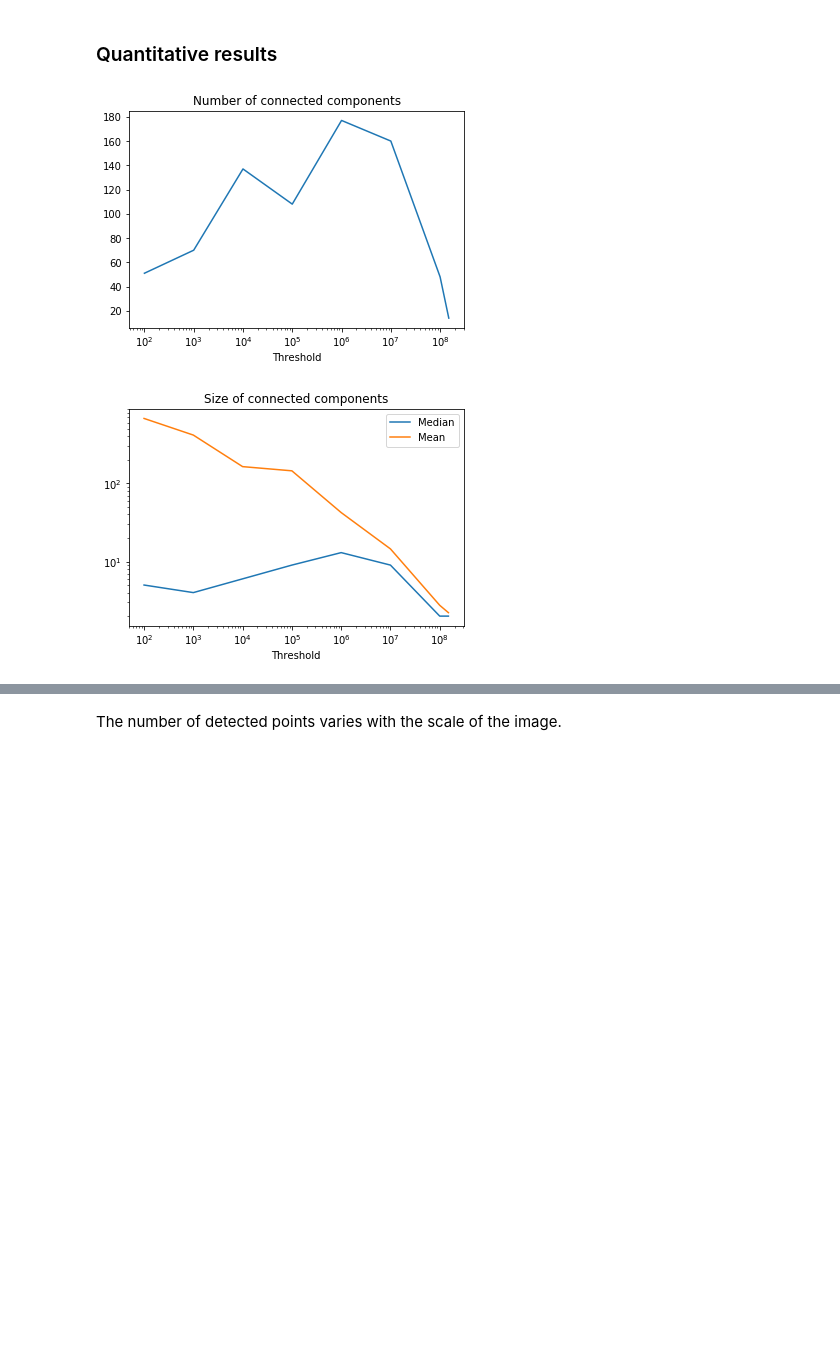
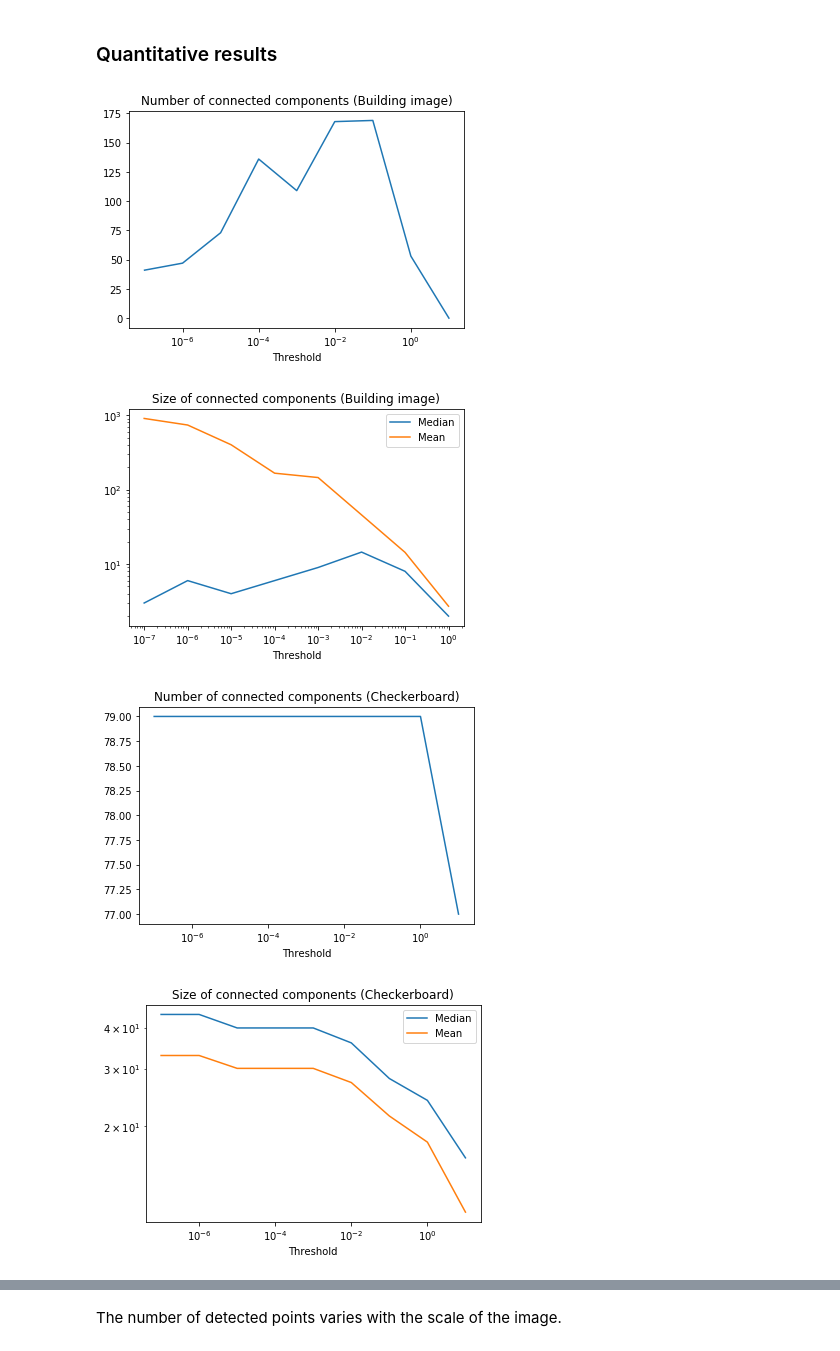
Before and after one commit to Xyouz/3dvision, a Jupyter notebook: Harris/dufraisse.ipynb, the cells around one changed output, grey strips where cells are left out. Drawn from its saved outputs; the diff is of its cells as text; code cells hidden in the pictures; blank space fills up the shorter version.

```diff
--- a/Harris/dufraisse.ipynb
+++ b/Harris/dufraisse.ipynb
@@ -22,8 +23,7 @@ def point_map(points, color=(1,0,0), alpha=1.0):
 # %%
 img = plt.imread("val.png")
 img = rgb2lab(img)[:,:,0]
-
-imgr = resize(rotate(img, 90,resize=False),img.shape)
+img = img/img.max()
 
 squares = np.zeros((256,256))
 for (i,j) in np.ndindex(4,4):
@@ -37,5 +37,6 @@ squares_h = corner_harris(imgr)
 # %%
-def threshold(img, threshold, fixed = False):
+def threshold(img, threshold, fixed = True):
+    # Threshold img, if fixed = False the threshold level will be a fraction of img.max()
     if not fixed:
         threshold = threshold * img.max()
     return img >= threshold
@@ -146,6 +160,6 @@ plt.show()
 # %%
 # Change of view point
-t = 0.01
+t = 0.1
 
 theta = np.pi/12
 trsfm = ProjectiveTransform(np.array([[ 0.8+np.cos(theta), -np.sin(theta), 25],
@@ -177,32 +193,60 @@ Median point size : 13.0 Average point size 26.69090909090909
 ### Quantitative results ###
 # %%
 # Impact of the threshold
-ts = [1e2,1e3,1e4,1e5,1e6,1e7,1e8,1.5e8]
+ts = [10,1,1e-1,1e-2,1e-3,1e-4,1e-5,1e-6,1e-7]
 results_sum = []
 results_avg = []
 results_med = []
 
 corners = corner_harris(img)
 
 for t in ts:
     pts = threshold(corners, t, fixed=True)
     avg, num = avrge_pt_size(pts)
     med, _ = median_pt_size(pts)
     results_sum.append(num)
     results_med.append(med)
     results_avg.append(avg)
 
-plt.title('Number of connected components')
+plt.title('Number of connected components (Building image)')
 plt.xlabel('Threshold')
 plt.semilogx(ts, results_sum)
 plt.show()
 
-plt.title('Size of connected components')
+plt.title('Size of connected components (Building image)')
 plt.xlabel('Threshold')
 plt.loglog(ts, results_med, label='Median')
 plt.loglog(ts, results_avg, label='Mean')
 plt.legend()
 plt.show()
+
+results_sum = []
+results_avg = []
+results_med = []
+
+corners = corner_harris(squares)
+
+for t in ts:
+    pts = threshold(corners, t, fixed=True)
+    avg, num = avrge_pt_size(pts)
+    med, _ = median_pt_size(pts)
+    results_sum.append(num)
+    results_med.append(med)
+    results_avg.append(avg)
+
+plt.title('Number of connected components (Checkerboard)')
+plt.xlabel('Threshold')
+plt.semilogx(ts, results_sum)
+plt.show()
+
+plt.title('Size of connected components (Checkerboard)')
+plt.xlabel('Threshold')
+plt.loglog(ts, results_med, label='Median')
+plt.loglog(ts, results_avg, label='Mean')
+plt.legend()
+plt.show()
 # %% [output]
-[figure, old version]
+[figure, new version]
-[figure, old version]
+[figure, new version]
+[figure, added]
+[figure, added]
```
Also changed, not shown: parts of 57 cells of this notebook.
